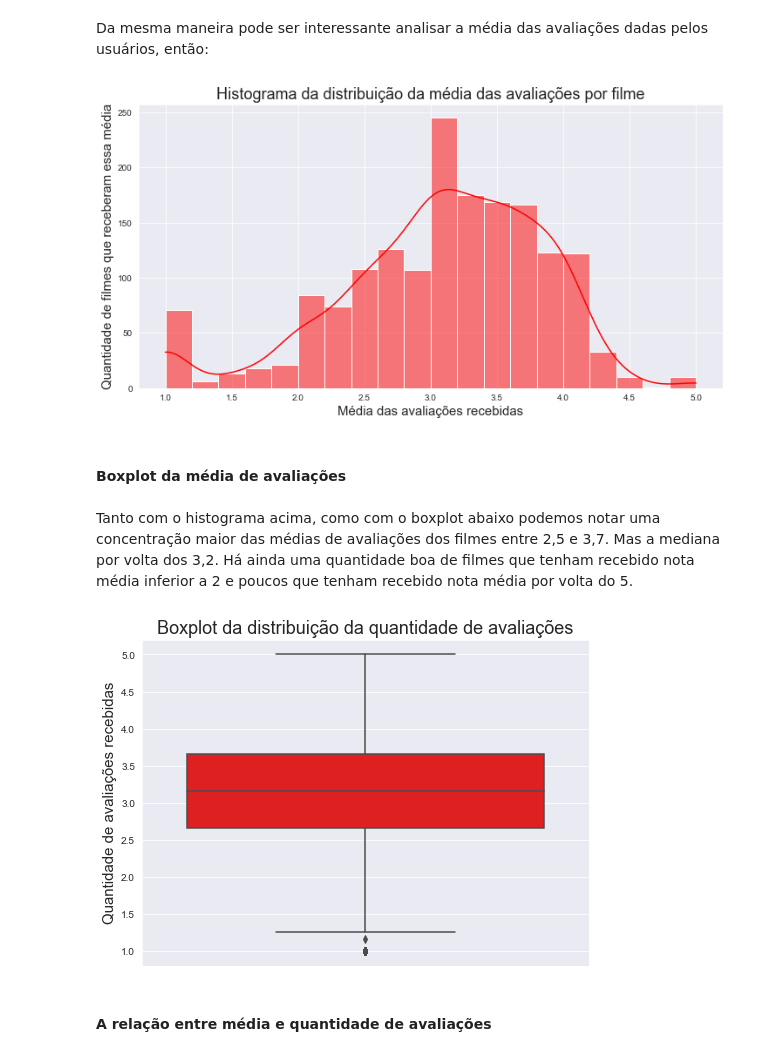
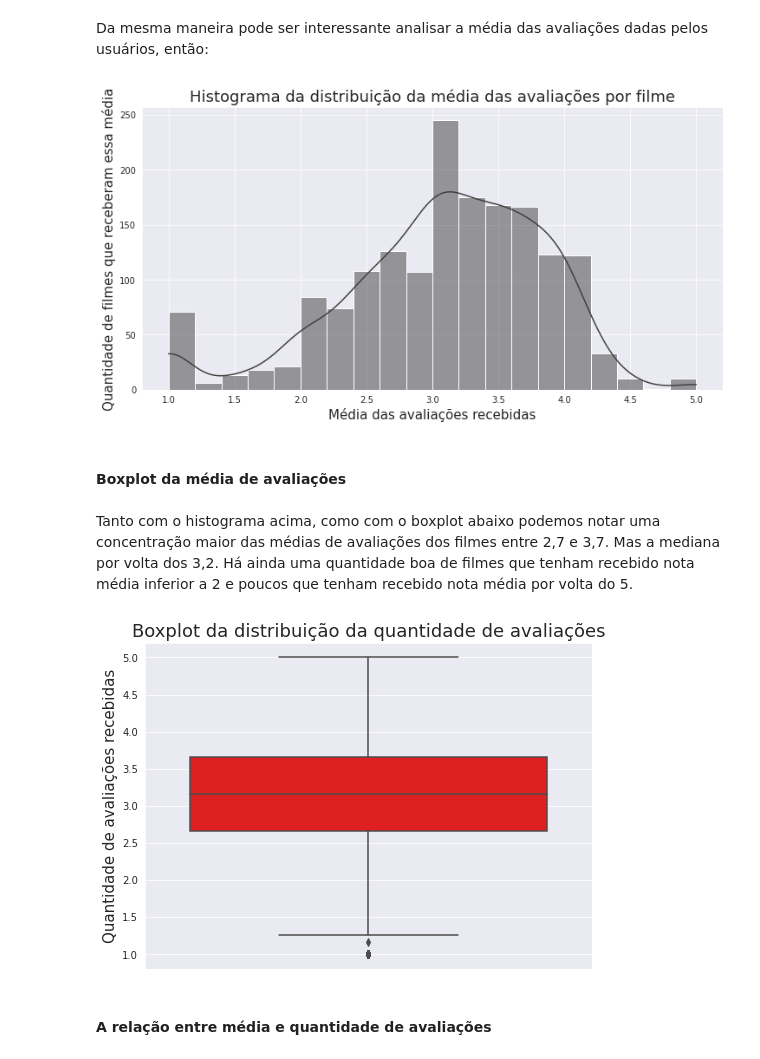
Before and after one commit to aravinii/SystemRecomendation, a Jupyter notebook: iris.ipynb, the cells around one changed output. Drawn from its saved outputs; the diff is of its cells as text; code cells hidden in the pictures.

```diff
--- a/iris.ipynb
+++ b/iris.ipynb
@@ -100,7 +147,8 @@ sns.set_style("darkgrid")
 # %%
 #Leitura dos dados de interação via pandas, arquivo é um tsv (texto separado por tab)
+caminho = "/content/drive/MyDrive/BackupDecode/Pessoal/MBA/TESE V2/Desenvolvimento/archive/ml-100k/" #alterar aqui o caminho para o arquivo
 nomes_das_colunas=['id_usuario','id_filme','avaliacao','data_avaliacao']
-df=pd.read_csv("archive/ml-100k/u.data",sep="\t",names=nomes_das_colunas)
+df=pd.read_csv(caminho + "u.data",sep="\t",names=nomes_das_colunas)
 
 #Conversão do formato data da avaliação que estava em Unix
 data_inicio_unix = datetime(1970, 1, 1)
@@ -206,7 +267,7 @@ df[df['id_filme']==267]
 # %% [markdown]
 Vamos eliminar as linhas com avaliacoes desse filme
 # %%
-df.drop(df[df['id_filme']==267].index, inplace=True)
+df.drop(df[df['id_filme']=='267'].index, inplace=True)
 # %% [markdown]
 ### Base com dados sobre os usuários
 # %%
@@ -298,17 +360,18 @@ plt.show()
 Da mesma maneira pode ser interessante analisar a média das avaliações dadas pelos usuários, então:
 # %%
 plt.figure(figsize=(12,6))
-sns.histplot(df_agrupado['mean'], bins=20, kde=True, color='red')
+sns.histplot(df_agrupado['mean'], bins=20, kde=True, color='#404040')
 plt.title('Histograma da distribuição da média das avaliações por filme', fontsize=18)
 plt.ylabel('Quantidade de filmes que receberam essa média', fontsize=15)
 plt.xlabel('Média das avaliações recebidas', fontsize=15)
+plt.savefig("histograma_media_avaliacoes.png",dpi=400, bbox_inches='tight')
 plt.show()
 # %% [output]
-[figure, old version]
+[figure, new version]
 # %% [markdown]
 #### Boxplot da média de avaliações
 # %% [markdown]
-Tanto com o histograma acima, como com o boxplot abaixo podemos notar uma concentração maior das médias de avaliações dos filmes entre 2,5 e 3,7. Mas a mediana por volta dos 3,2. Há ainda uma quantidade boa de filmes que tenham recebido nota média inferior a 2 e poucos que tenham recebido nota média por volta do 5.
+Tanto com o histograma acima, como com o boxplot abaixo podemos notar uma concentração maior das médias de avaliações dos filmes entre 2,7 e 3,7. Mas a mediana por volta dos 3,2. Há ainda uma quantidade boa de filmes que tenham recebido nota média inferior a 2 e poucos que tenham recebido nota média por volta do 5.
 # %%
 plt.figure(figsize=(8,6))
 sns.boxplot(y = 'mean', data = df_agrupado, color='red')
@@ -316,7 +379,7 @@ plt.title('Boxplot da distribuição da quantidade de avaliações', fontsize=18
 plt.ylabel('Quantidade de avaliações recebidas', fontsize=15)
 plt.show()
 # %% [output]
-[figure, old version]
+[figure, new version]
 # %% [markdown]
 #### A relação entre média e quantidade de avaliações
 # %% [markdown]
```
Also changed, not shown: parts of 174 cells of this notebook.
